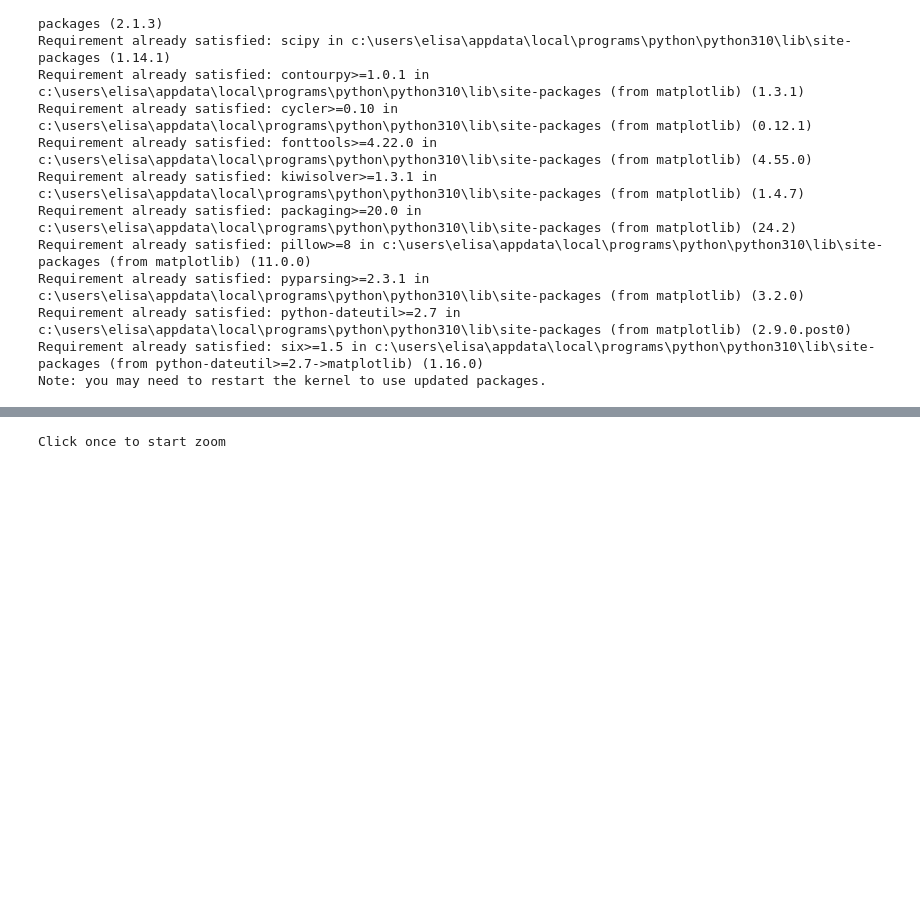
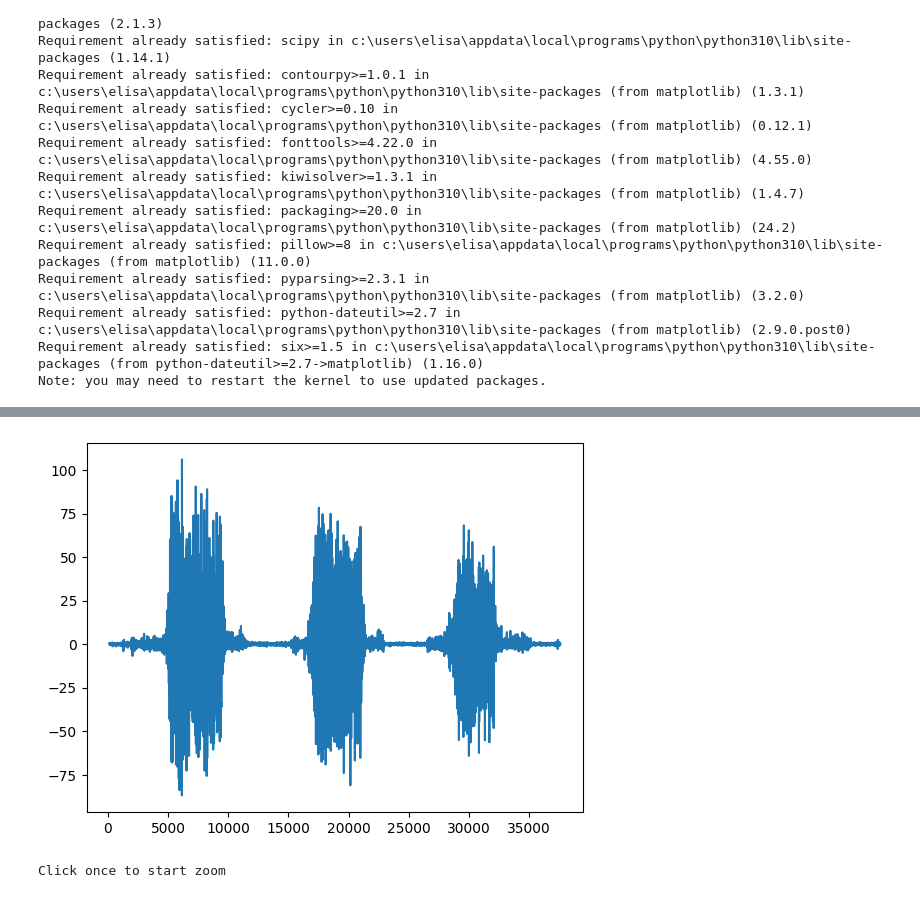
Before and after one commit to ekrepper/Tests_gesamt_Lisi, a Jupyter notebook: Biosignalverarbeitung_Praktikum3_Tests-ges-Lisi.ipynb, the cells around one changed output, grey strips where cells are left out. Saved outputs shown, nothing was run; the diff lists cells and outputs as text; code cells hidden in the pictures; blank space fills up the shorter version.

```diff
--- a/Biosignalverarbeitung_Praktikum3_Tests-ges-Lisi.ipynb
+++ b/Biosignalverarbeitung_Praktikum3_Tests-ges-Lisi.ipynb
@@ -101,11 +95,10 @@ fig.tight_layout()
 # %%
-#matplotlib.use('TkAgg')
-%matplotlib notebook
+plt.plot(mvc['t'], mvc_emg_filtered)
+plt.show()
+
 plt.ion()
 
-plt.plot(mvc['t'], mvc_emg_filtered)
-plt.show()
-#plt.plot(weights['t'], weights_emg_filtered)
-#plt.plot(fatigue['t'], fatigue_emg_filtered)
-mvc_s, mvc_e, weights_s, weights_e, fatigue_s, fatigue_e = lf3.get_bursts(mvc_emg_filtered, weights_emg_filtered, fatigue_emg_filtered)
+mvc_s, mvc_e, weights_s, weights_e, fatigue_s, fatigue_e = lf3.get_bursts(
+    mvc_emg_filtered, weights_emg_filtered, fatigue_emg_filtered
+)
 # %% [output]
@@ -114 +105,2 @@ mvc_s, mvc_e, weights_s, weights_e, fatigue_s, fatigue_e = lf3.get_bursts(mvc_em
+[figure, added]
 Click once to start zoom
```
Also changed, not shown: parts of 3 cells of this notebook, 2 other files.
